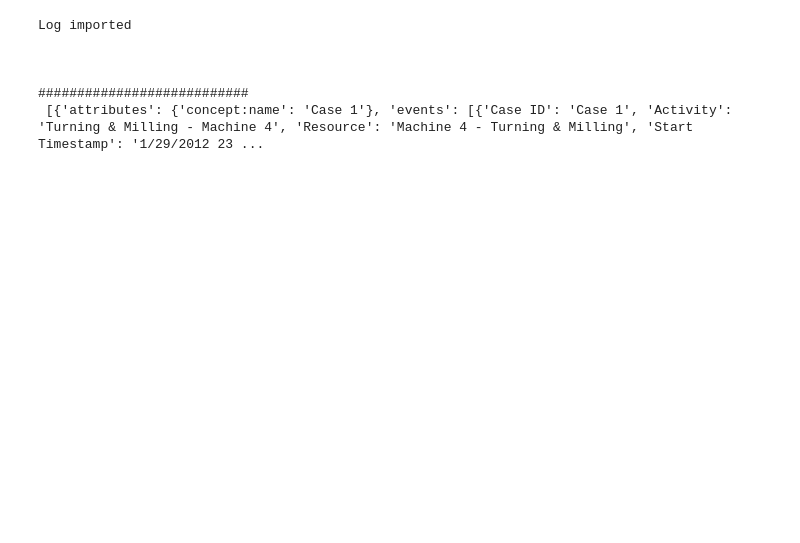
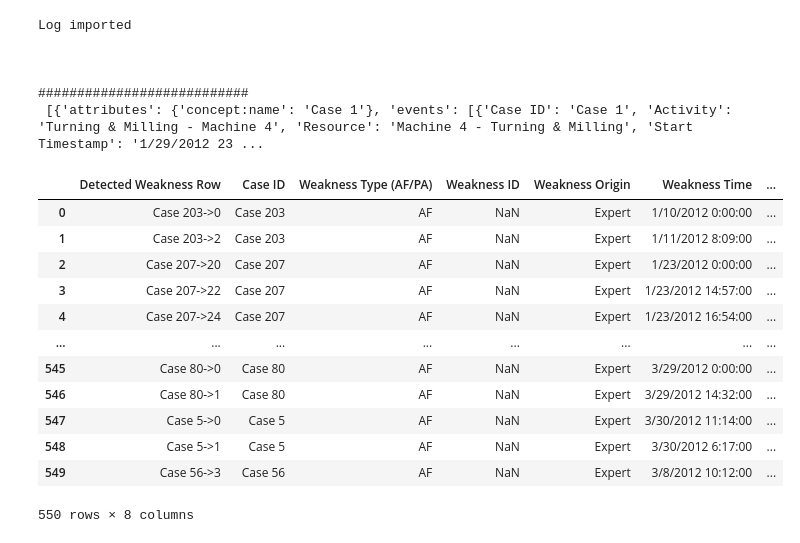
Before and after one commit to deepak-sateesh/processmining, a Jupyter notebook: Code/FrameworkCSV.ipynb, the cells around one changed output. Drawn from its saved outputs; the diff is of its cells as text; code cells hidden in the pictures; blank space fills up the shorter version.

Commit message:
df added to 1 weakness

```diff
--- a/Code/FrameworkCSV.ipynb
+++ b/Code/FrameworkCSV.ipynb
@@ -231,3 +231,11 @@ def obtain_petrinet_from_dfg(dfg, parameters=None):
         pn_util.add_arc_from_to(trans, places_corr[act2], net)
 
     return net, im, fm
+# %%
+'''cols=['Detected Weakness Row','Case ID','Weakness Type (AF/PA)','Weakness ID','Weakness Origin', 'Weakness Time','Weakness Information','Weakness Measurement']
+df=pd.DataFrame(columns=cols)'''
+#len(cols)
+
+'''row={cols[0]:1, cols[1]: 'Case 10', cols[2]:'FA',cols[4]:'User',cols[5]:'10/02/2020 12:20',cols[6]:'Unwanted activity “a"',cols[7]:'Happened in the case'}
+#cols[3]:'1'
+df = df.append(row, ignore_index=True)'''
@@ -539,3 +567,19 @@ Log imported
 #Calling main function
 #if __name__=="__main__":
 #    main()
+# %%
+df
+# %% [output]
+|  | Detected Weakness Row | Case ID | Weakness Type (AF/PA) | Weakness ID | Weakness Origin | Weakness Time | ... |
+| 0 | Case 203->0 | Case 203 | AF | NaN | Expert | 1/10/2012 0:00:00 | ... |
+| 1 | Case 203->2 | Case 203 | AF | NaN | Expert | 1/11/2012 8:09:00 | ... |
+| 2 | Case 207->20 | Case 207 | AF | NaN | Expert | 1/23/2012 0:00:00 | ... |
+| 3 | Case 207->22 | Case 207 | AF | NaN | Expert | 1/23/2012 14:57:00 | ... |
+| 4 | Case 207->24 | Case 207 | AF | NaN | Expert | 1/23/2012 16:54:00 | ... |
+| ... | ... | ... | ... | ... | ... | ... | ... |
+| 545 | Case 80->0 | Case 80 | AF | NaN | Expert | 3/29/2012 0:00:00 | ... |
+| 546 | Case 80->1 | Case 80 | AF | NaN | Expert | 3/29/2012 14:32:00 | ... |
+| 547 | Case 5->0 | Case 5 | AF | NaN | Expert | 3/30/2012 11:14:00 | ... |
+| 548 | Case 5->1 | Case 5 | AF | NaN | Expert | 3/30/2012 6:17:00 | ... |
+| 549 | Case 56->3 | Case 56 | AF | NaN | Expert | 3/8/2012 10:12:00 | ... |
+550 rows × 8 columns
```
Also changed, not shown: parts of 3 cells of this notebook, 3 other files.
